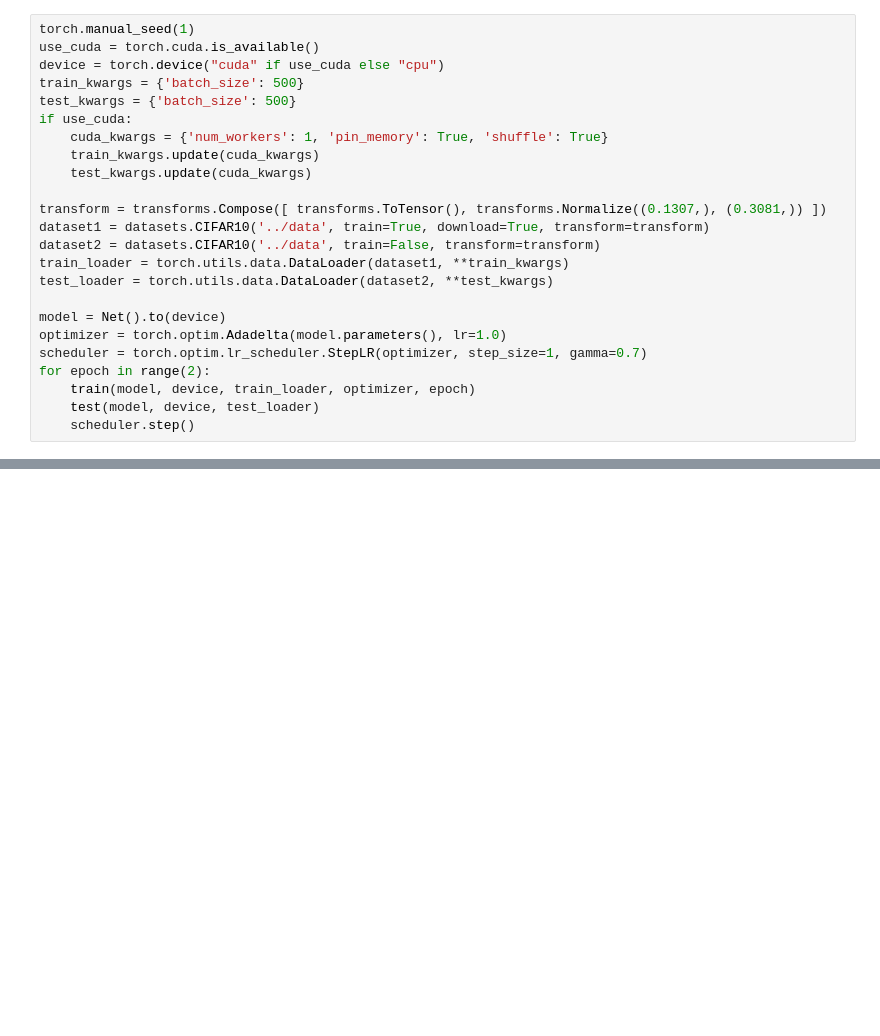
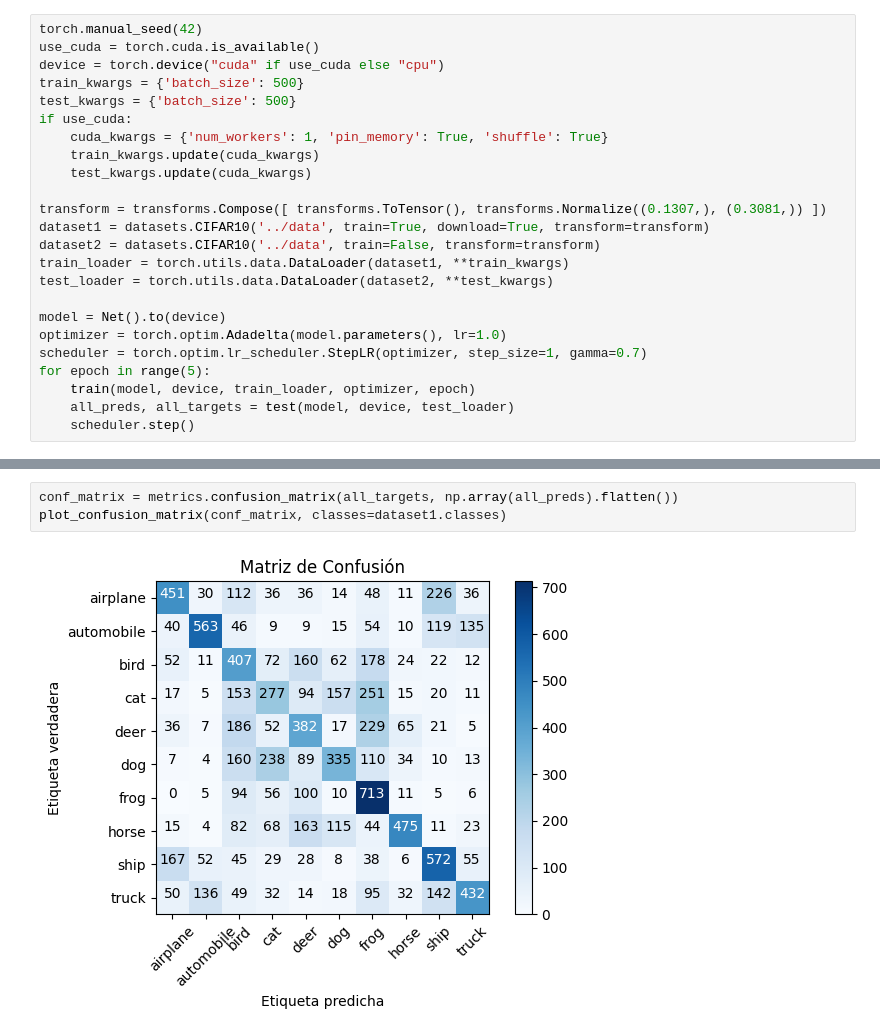
Before and after one commit to AdrianBedon/Exercises, a Jupyter notebook: Bedón, Ramos - Tarea 7_Redes Convolusionales.ipynb, the cells around one changed output, grey strips where cells are left out. Drawn from its saved outputs; the diff is of its cells as text; blank space fills up the shorter version.

```diff
--- a/Bedón, Ramos - Tarea 7_Redes Convolusionales.ipynb
+++ b/Bedón, Ramos - Tarea 7_Redes Convolusionales.ipynb
@@ -81,5 +106,5 @@ def test(model, device, test_loader):
 # %%
-torch.manual_seed(1)
+torch.manual_seed(42)
 use_cuda = torch.cuda.is_available()
 device = torch.device("cuda" if use_cuda else "cpu")
 train_kwargs = {'batch_size': 500}
@@ -98,7 +123,7 @@ test_loader = torch.utils.data.DataLoader(dataset2, **test_kwargs)
 model = Net().to(device)
 optimizer = torch.optim.Adadelta(model.parameters(), lr=1.0)
 scheduler = torch.optim.lr_scheduler.StepLR(optimizer, step_size=1, gamma=0.7)
-for epoch in range(2):
+for epoch in range(5):
     train(model, device, train_loader, optimizer, epoch)
-    test(model, device, test_loader)
+    all_preds, all_targets = test(model, device, test_loader)
     scheduler.step()
@@ -104,0 +148,5 @@ for epoch in range(2):
+# %%
+conf_matrix = metrics.confusion_matrix(all_targets, np.array(all_preds).flatten())
+plot_confusion_matrix(conf_matrix, classes=dataset1.classes)
+# %% [output]
+[figure, added]
```
Also changed, not shown: parts of 3 cells of this notebook.
